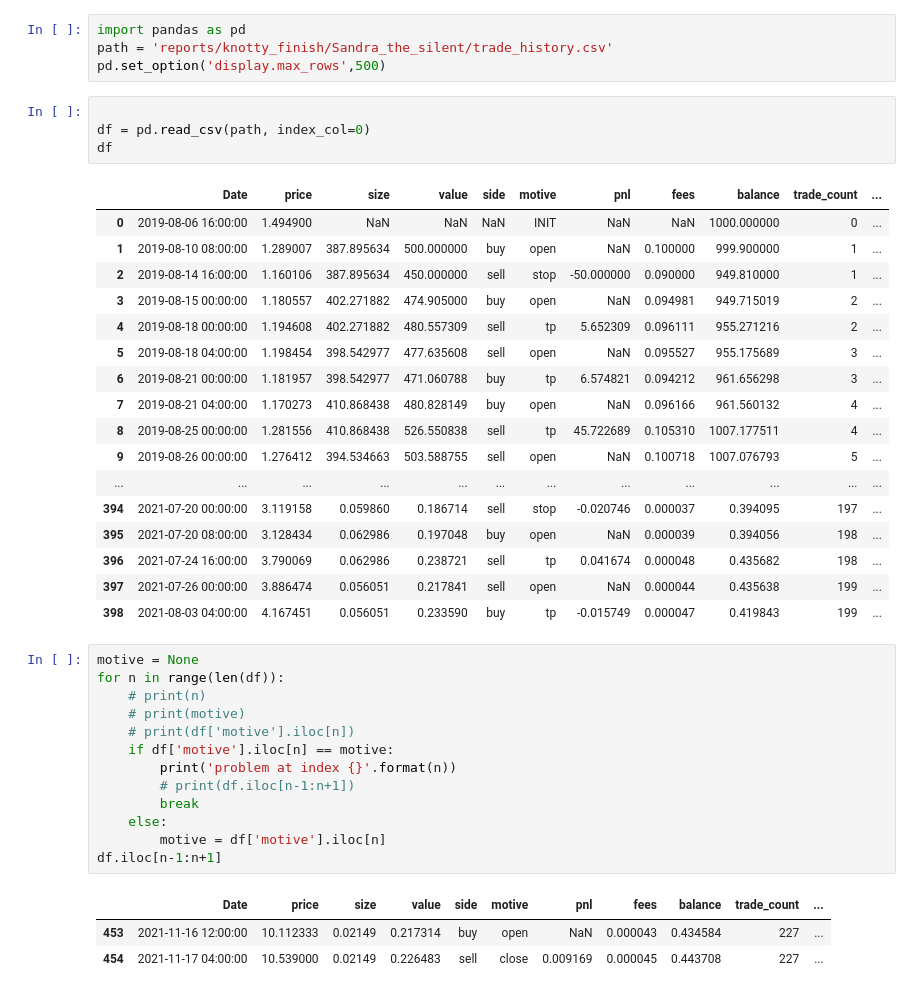
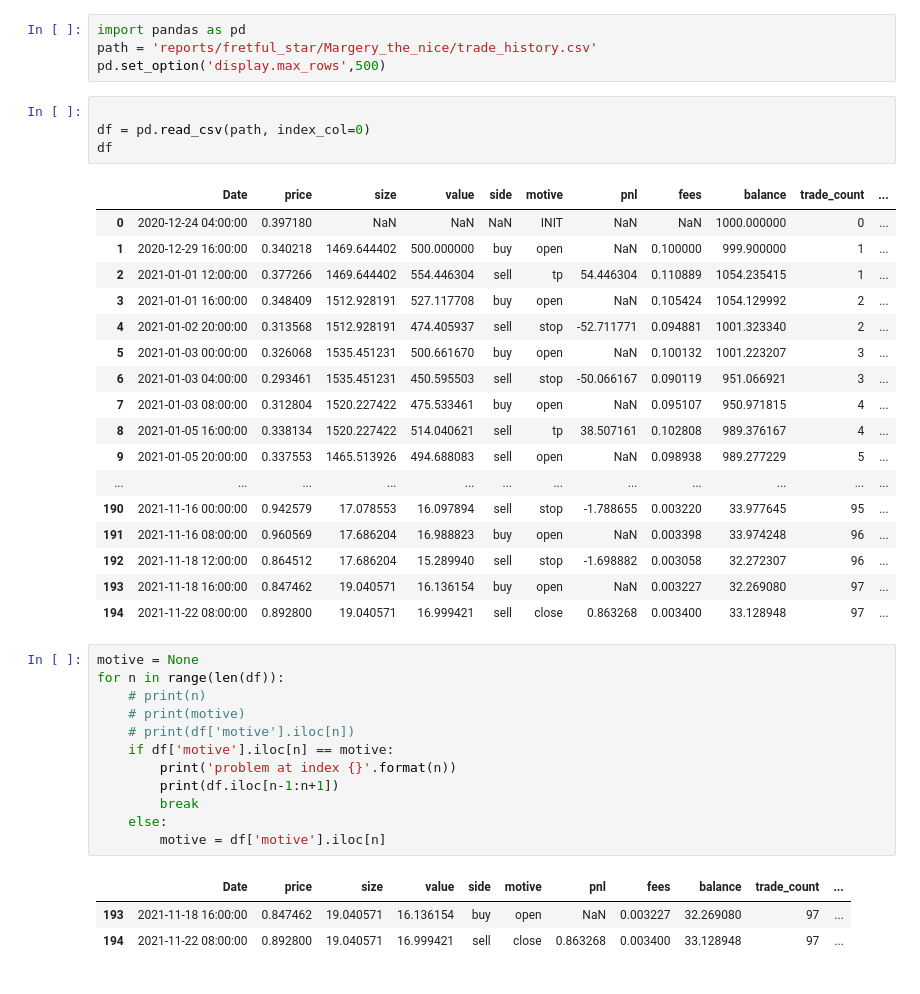
Before and after one commit to Steinbloum/BacktestMatrix, a Jupyter notebook: read_data.ipynb, the cells around one changed output. Cells and saved outputs as stored; diff of their text form.

Commit message:
managed short stops ffs. see why it ent af close

```diff
--- a/read_data.ipynb
+++ b/read_data.ipynb
@@ -1,6 +1,6 @@
 # %%
 import pandas as pd
-path = 'reports/knotty_finish/Sandra_the_silent/trade_history.csv'
+path = 'reports/fretful_star/Margery_the_nice/trade_history.csv'
 pd.set_option('display.max_rows',500)
 # %%
 
@@ -8,39 +8,38 @@ df = pd.read_csv(path, index_col=0)
 df
 # %% [output]
 |  | Date | price | size | value | side | motive | pnl | fees | balance | trade_count | ... |
-| 0 | 2019-08-06 16:00:00 | 1.494900 | NaN | NaN | NaN | INIT | NaN | NaN | 1000.000000 | 0 | ... |
-| 1 | 2019-08-10 08:00:00 | 1.289007 | 387.895634 | 500.000000 | buy | open | NaN | 0.100000 | 999.900000 | 1 | ... |
-| 2 | 2019-08-14 16:00:00 | 1.160106 | 387.895634 | 450.000000 | sell | stop | -50.000000 | 0.090000 | 949.810000 | 1 | ... |
-| 3 | 2019-08-15 00:00:00 | 1.180557 | 402.271882 | 474.905000 | buy | open | NaN | 0.094981 | 949.715019 | 2 | ... |
-| 4 | 2019-08-18 00:00:00 | 1.194608 | 402.271882 | 480.557309 | sell | tp | 5.652309 | 0.096111 | 955.271216 | 2 | ... |
-| 5 | 2019-08-18 04:00:00 | 1.198454 | 398.542977 | 477.635608 | sell | open | NaN | 0.095527 | 955.175689 | 3 | ... |
-| 6 | 2019-08-21 00:00:00 | 1.181957 | 398.542977 | 471.060788 | buy | tp | 6.574821 | 0.094212 | 961.656298 | 3 | ... |
-| 7 | 2019-08-21 04:00:00 | 1.170273 | 410.868438 | 480.828149 | buy | open | NaN | 0.096166 | 961.560132 | 4 | ... |
-| 8 | 2019-08-25 00:00:00 | 1.281556 | 410.868438 | 526.550838 | sell | tp | 45.722689 | 0.105310 | 1007.177511 | 4 | ... |
-| 9 | 2019-08-26 00:00:00 | 1.276412 | 394.534663 | 503.588755 | sell | open | NaN | 0.100718 | 1007.076793 | 5 | ... |
+| 0 | 2020-12-24 04:00:00 | 0.397180 | NaN | NaN | NaN | INIT | NaN | NaN | 1000.000000 | 0 | ... |
+| 1 | 2020-12-29 16:00:00 | 0.340218 | 1469.644402 | 500.000000 | buy | open | NaN | 0.100000 | 999.900000 | 1 | ... |
+| 2 | 2021-01-01 12:00:00 | 0.377266 | 1469.644402 | 554.446304 | sell | tp | 54.446304 | 0.110889 | 1054.235415 | 1 | ... |
+| 3 | 2021-01-01 16:00:00 | 0.348409 | 1512.928191 | 527.117708 | buy | open | NaN | 0.105424 | 1054.129992 | 2 | ... |
+| 4 | 2021-01-02 20:00:00 | 0.313568 | 1512.928191 | 474.405937 | sell | stop | -52.711771 | 0.094881 | 1001.323340 | 2 | ... |
+| 5 | 2021-01-03 00:00:00 | 0.326068 | 1535.451231 | 500.661670 | buy | open | NaN | 0.100132 | 1001.223207 | 3 | ... |
+| 6 | 2021-01-03 04:00:00 | 0.293461 | 1535.451231 | 450.595503 | sell | stop | -50.066167 | 0.090119 | 951.066921 | 3 | ... |
+| 7 | 2021-01-03 08:00:00 | 0.312804 | 1520.227422 | 475.533461 | buy | open | NaN | 0.095107 | 950.971815 | 4 | ... |
+| 8 | 2021-01-05 16:00:00 | 0.338134 | 1520.227422 | 514.040621 | sell | tp | 38.507161 | 0.102808 | 989.376167 | 4 | ... |
+| 9 | 2021-01-05 20:00:00 | 0.337553 | 1465.513926 | 494.688083 | sell | open | NaN | 0.098938 | 989.277229 | 5 | ... |
 | ... | ... | ... | ... | ... | ... | ... | ... | ... | ... | ... | ... |
-| 394 | 2021-07-20 00:00:00 | 3.119158 | 0.059860 | 0.186714 | sell | stop | -0.020746 | 0.000037 | 0.394095 | 197 | ... |
-| 395 | 2021-07-20 08:00:00 | 3.128434 | 0.062986 | 0.197048 | buy | open | NaN | 0.000039 | 0.394056 | 198 | ... |
-| 396 | 2021-07-24 16:00:00 | 3.790069 | 0.062986 | 0.238721 | sell | tp | 0.041674 | 0.000048 | 0.435682 | 198 | ... |
-| 397 | 2021-07-26 00:00:00 | 3.886474 | 0.056051 | 0.217841 | sell | open | NaN | 0.000044 | 0.435638 | 199 | ... |
-| 398 | 2021-08-03 04:00:00 | 4.167451 | 0.056051 | 0.233590 | buy | tp | -0.015749 | 0.000047 | 0.419843 | 199 | ... |
+| 190 | 2021-11-16 00:00:00 | 0.942579 | 17.078553 | 16.097894 | sell | stop | -1.788655 | 0.003220 | 33.977645 | 95 | ... |
+| 191 | 2021-11-16 08:00:00 | 0.960569 | 17.686204 | 16.988823 | buy | open | NaN | 0.003398 | 33.974248 | 96 | ... |
+| 192 | 2021-11-18 12:00:00 | 0.864512 | 17.686204 | 15.289940 | sell | stop | -1.698882 | 0.003058 | 32.272307 | 96 | ... |
+| 193 | 2021-11-18 16:00:00 | 0.847462 | 19.040571 | 16.136154 | buy | open | NaN | 0.003227 | 32.269080 | 97 | ... |
+| 194 | 2021-11-22 08:00:00 | 0.892800 | 19.040571 | 16.999421 | sell | close | 0.863268 | 0.003400 | 33.128948 | 97 | ... |
 # %%
 motive = None
 for n in range(len(df)):
     # print(n)
     # print(motive)
     # print(df['motive'].iloc[n])
     if df['motive'].iloc[n] == motive:
         print('problem at index {}'.format(n))
-        # print(df.iloc[n-1:n+1])
+        print(df.iloc[n-1:n+1])
         break
     else:
         motive = df['motive'].iloc[n]
-df.iloc[n-1:n+1]
 # %% [output]
 |  | Date | price | size | value | side | motive | pnl | fees | balance | trade_count | ... |
-| 453 | 2021-11-16 12:00:00 | 10.112333 | 0.02149 | 0.217314 | buy | open | NaN | 0.000043 | 0.434584 | 227 | ... |
-| 454 | 2021-11-17 04:00:00 | 10.539000 | 0.02149 | 0.226483 | sell | close | 0.009169 | 0.000045 | 0.443708 | 227 | ... |
+| 193 | 2021-11-18 16:00:00 | 0.847462 | 19.040571 | 16.136154 | buy | open | NaN | 0.003227 | 32.269080 | 97 | ... |
+| 194 | 2021-11-22 08:00:00 | 0.892800 | 19.040571 | 16.999421 | sell | close | 0.863268 | 0.003400 | 33.128948 | 97 | ... |
 # %%
 df.loc[df['motive'] == 'stop']
 # %% [output]
```
Also changed, not shown: parts of 1 cell of this notebook, 3 other files.
